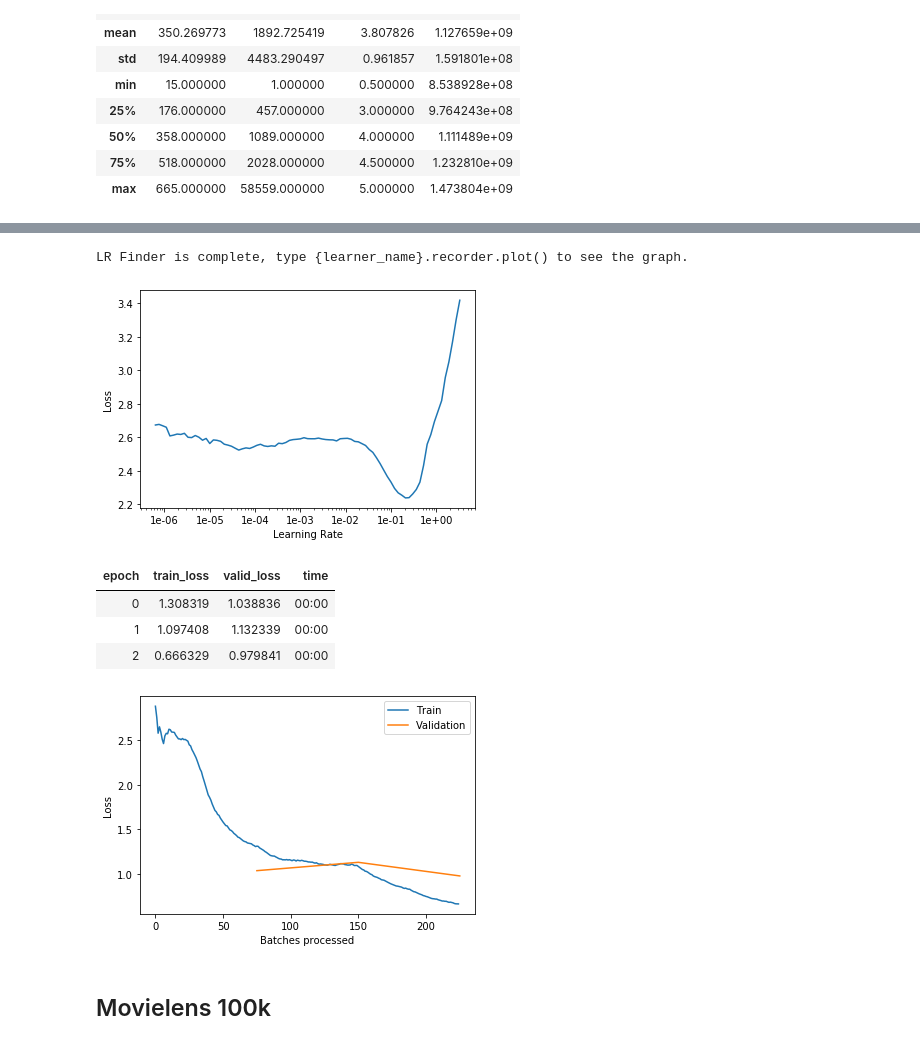
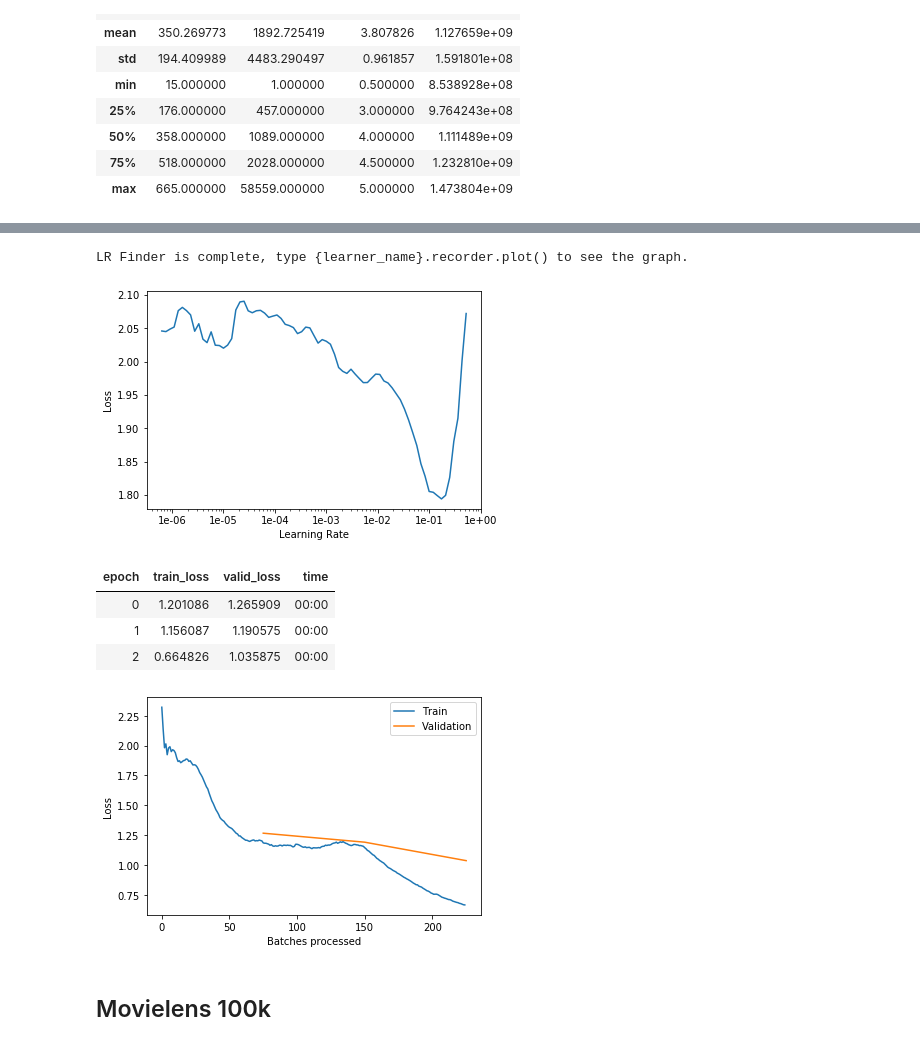
Before and after one commit to anurag89sharma/fastai-course-v3, a Jupyter notebook: dl1/lesson4-collab.ipynb, the cells around one changed output, grey strips where cells are left out. Drawn from its saved outputs; the diff is of its cells as text; code cells hidden in the pictures.

```diff
--- a/dl1/lesson4-collab.ipynb
+++ b/dl1/lesson4-collab.ipynb
@@ -45,27 +43,27 @@ ratings.describe()
 # %%
 data = CollabDataBunch.from_df(ratings, seed=42)
 # %%
-y_range = [0,5]
+y_range = [0,5.5]
 # %%
 learn = collab_learner(data, n_factors=50, y_range=y_range)
 # %%
 learn.lr_find()
-learn.recorder.plot()
+learn.recorder.plot(skip_end=15)
 # %% [output]
 [interactive output not drawn]
 LR Finder is complete, type {learner_name}.recorder.plot() to see the graph.
-[figure, old version]
+[figure, new version]
 # %%
 learn.fit_one_cycle(3, 5e-2)
 # %% [output]
 | epoch | train_loss | valid_loss | time |
-| 0 | 1.308319 | 1.038836 | 00:00 |
-| 1 | 1.097408 | 1.132339 | 00:00 |
-| 2 | 0.666329 | 0.979841 | 00:00 |
+| 0 | 1.201086 | 1.265909 | 00:00 |
+| 1 | 1.156087 | 1.190575 | 00:00 |
+| 2 | 0.664826 | 1.035875 | 00:00 |
 # %%
 learn.recorder.plot_losses()
 # %% [output]
-[figure, old version]
+[figure, new version]
 # %% [markdown]
 ## Movielens 100k
 # %% [markdown]
```
Also changed, not shown: parts of 14 cells of this notebook.
